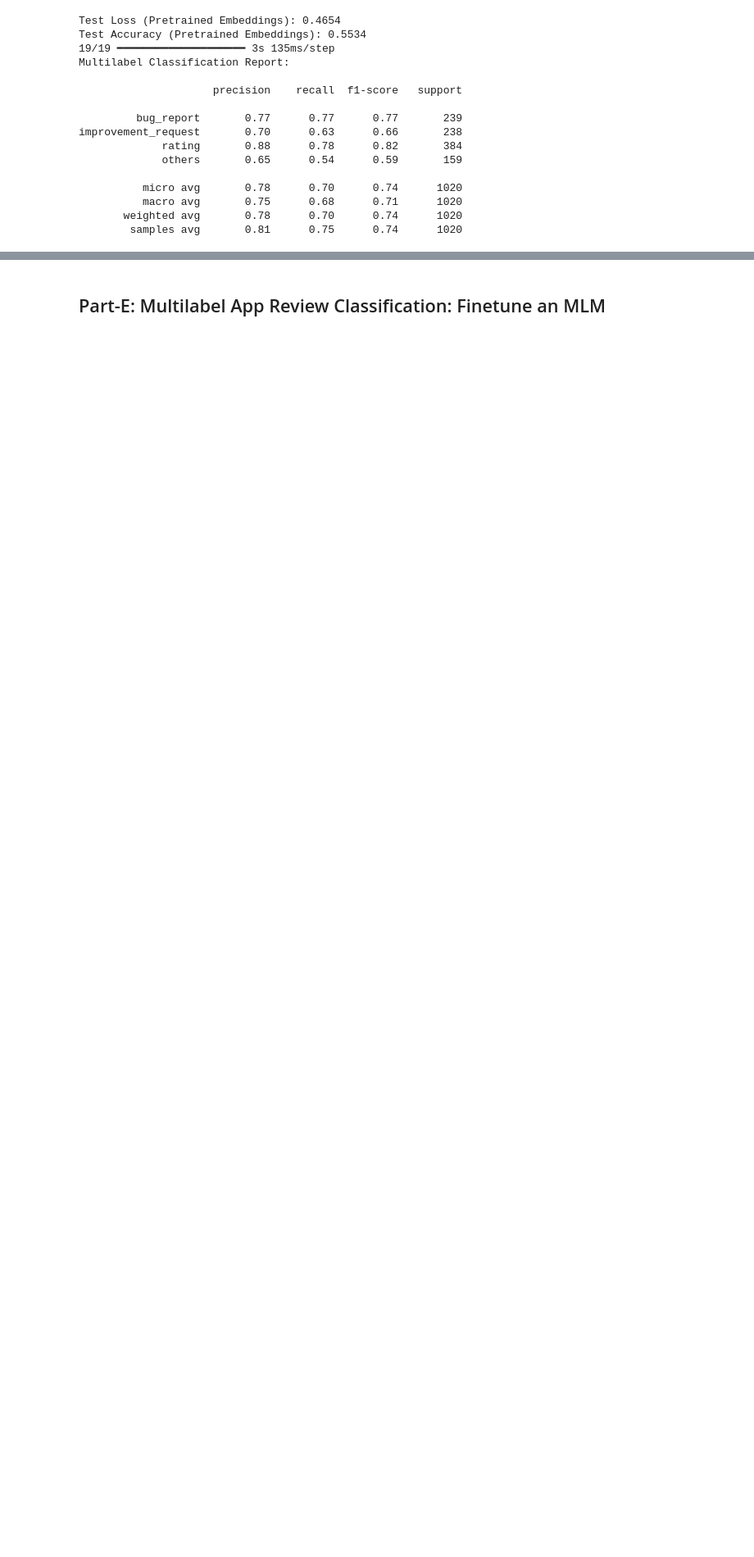
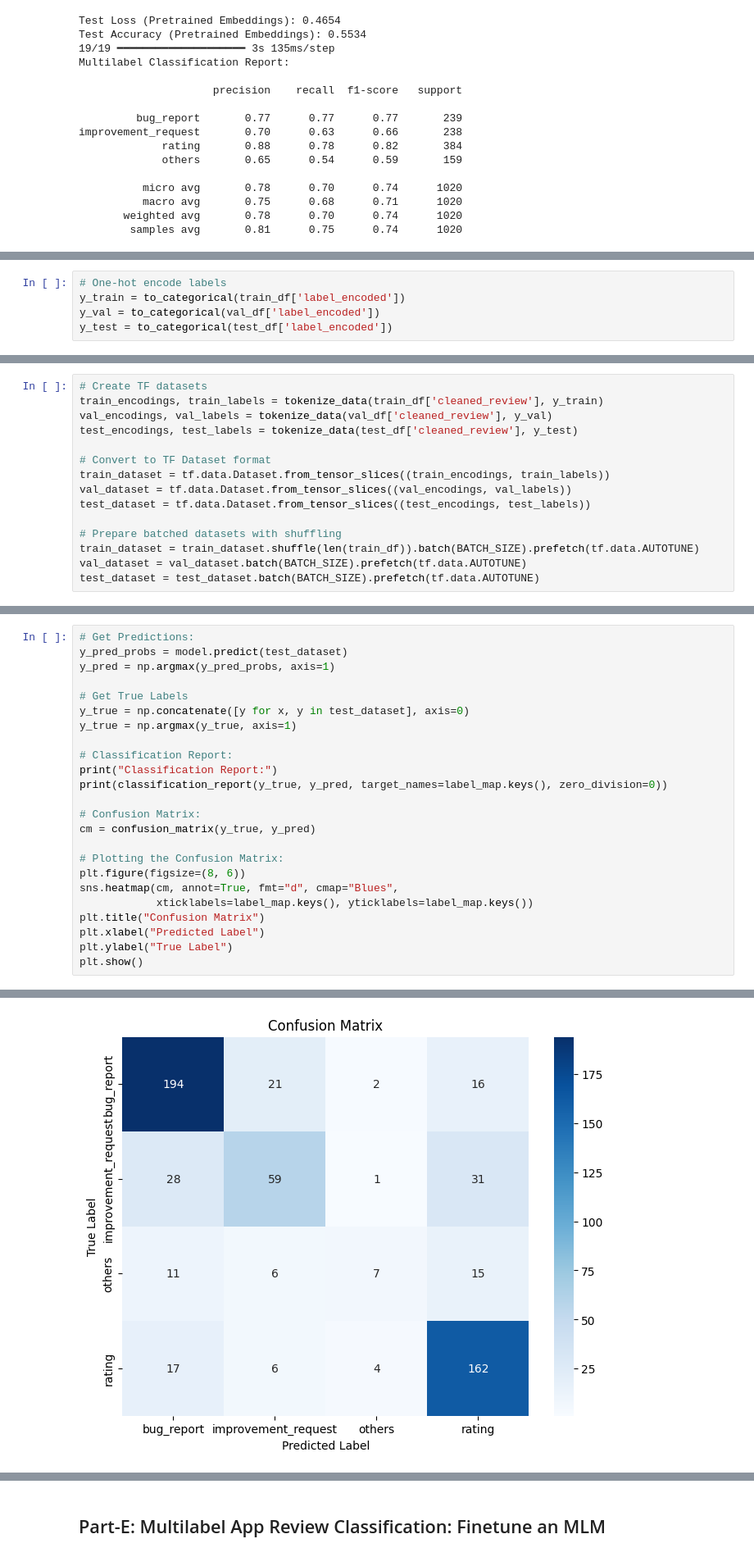
Before and after one commit to Hayder-Aleissa/NLP-Project, a Jupyter notebook: NLP_project.ipynb, the cells around one changed output, grey strips where cells are left out. Shown at 82% size. Saved outputs shown, nothing was run; the diff lists cells and outputs as text; blank space fills up the shorter version.

```diff
--- a/NLP_project.ipynb
+++ b/NLP_project.ipynb
@@ -994,0 +1208,5 @@ improvement_request       0.70      0.63      0.66       238
+# %%
+# One-hot encode labels
+y_train = to_categorical(train_df['label_encoded'])
+y_val = to_categorical(val_df['label_encoded'])
+y_test = to_categorical(test_df['label_encoded'])
@@ -994,0 +1215,15 @@ improvement_request       0.70      0.63      0.66       238
+# %%
+# Create TF datasets
+train_encodings, train_labels = tokenize_data(train_df['cleaned_review'], y_train)
+val_encodings, val_labels = tokenize_data(val_df['cleaned_review'], y_val)
+test_encodings, test_labels = tokenize_data(test_df['cleaned_review'], y_test)
+
+# Convert to TF Dataset format
+train_dataset = tf.data.Dataset.from_tensor_slices((train_encodings, train_labels))
+val_dataset = tf.data.Dataset.from_tensor_slices((val_encodings, val_labels))
+test_dataset = tf.data.Dataset.from_tensor_slices((test_encodings, test_labels))
+
+# Prepare batched datasets with shuffling
+train_dataset = train_dataset.shuffle(len(train_df)).batch(BATCH_SIZE).prefetch(tf.data.AUTOTUNE)
+val_dataset = val_dataset.batch(BATCH_SIZE).prefetch(tf.data.AUTOTUNE)
+test_dataset = test_dataset.batch(BATCH_SIZE).prefetch(tf.data.AUTOTUNE)
@@ -994,0 +1338,25 @@ improvement_request       0.70      0.63      0.66       238
+# %%
+# Get Predictions:
+y_pred_probs = model.predict(test_dataset)
+y_pred = np.argmax(y_pred_probs, axis=1)
+
+# Get True Labels
+y_true = np.concatenate([y for x, y in test_dataset], axis=0)
+y_true = np.argmax(y_true, axis=1)
+
+# Classification Report:
+print("Classification Report:")
+print(classification_report(y_true, y_pred, target_names=label_map.keys(), zero_division=0))
+
+# Confusion Matrix:
+cm = confusion_matrix(y_true, y_pred)
+
+# Plotting the Confusion Matrix:
+plt.figure(figsize=(8, 6))
+sns.heatmap(cm, annot=True, fmt="d", cmap="Blues",
+            xticklabels=label_map.keys(), yticklabels=label_map.keys())
+plt.title("Confusion Matrix")
+plt.xlabel("Predicted Label")
+plt.ylabel("True Label")
+plt.show()
+# %% [output]
@@ -994,0 +1375 @@ improvement_request       0.70      0.63      0.66       238
+[figure, added]
```
Also changed, not shown: parts of 69 cells of this notebook.
